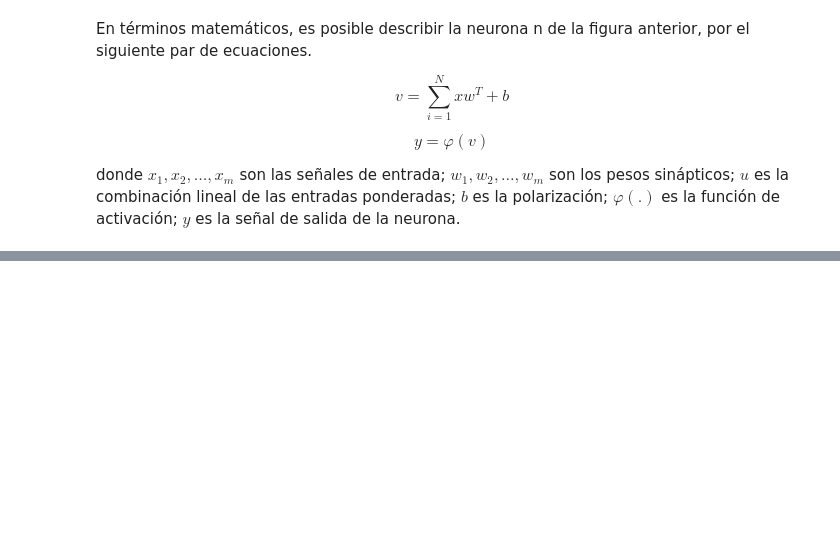
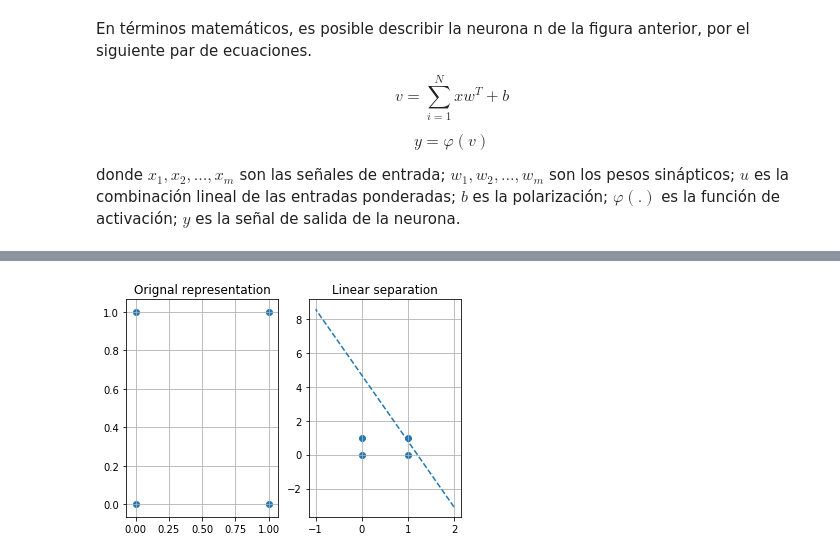
Before and after one commit to asp1420/c1, a Jupyter notebook: notebook/perceptron.ipynb, the cells around one changed output, grey strips where cells are left out. Drawn from its saved outputs; the diff is of its cells as text; code cells hidden in the pictures; blank space fills up the shorter version.

```diff
--- a/notebook/perceptron.ipynb
+++ b/notebook/perceptron.ipynb
@@ -112,11 +266 @@ print ("Weights:\n", w)
-# %%
-# Start random bias
-b = np.mat(np.random.rand())
-print ("Bias:\n", b)
-# %%
-# Function activation STEP
-# if output >= 0 then 1 otherwise 0
-def step(v):
-    if v < 0: return 0
-    return 1
 # %%
@@ -148,17 +331,32 @@ print ("b:\n", b)
 # %%
-# Get two point to plot the hyperplane
-# Ax + By + C = 0
-weights = np.asarray(w)
-bias = np.asarray(b)
+# Get two point (P1(x1,y1), P2(x2,y2)) and plot line in the hyperplane\n",
+# Ax + By + C = 0\n",
+weights = w
+bias = b
 A = weights[0][0]
 B = weights[0][1]
 C = bias[0][0]
-x1 = -0.1
-x2 = 1.1
+x1 = np.max(x)+1
+x2 = np.min(x)-1
 
-print("A:", A)
-print("B:", B)
-print("C:", C)
-# In order to find one of the point we have:
+# In order to find one of the point we have:\n",
 y1 = (-C-A*x1)/B
 y2 = (-C-A*x2)/B
+# %%
+# Plot
+plt.ylim([x2,x1])
+plt.xlim([x2,x1])
+m,n = x.T
+
+plt.subplot(121)
+plt.grid()
+plt.title('Orignal representation')
+plt.scatter(m,n)
+plt.subplot(122)
+plt.grid()
+plt.title('Linear separation')
+plt.scatter(m,n)
+plt.plot([x1, x2],[y1, y2], '--')
+plt.show()
+# %% [output]
+[figure, added]
```
Also changed, not shown: parts of 54 cells of this notebook.
